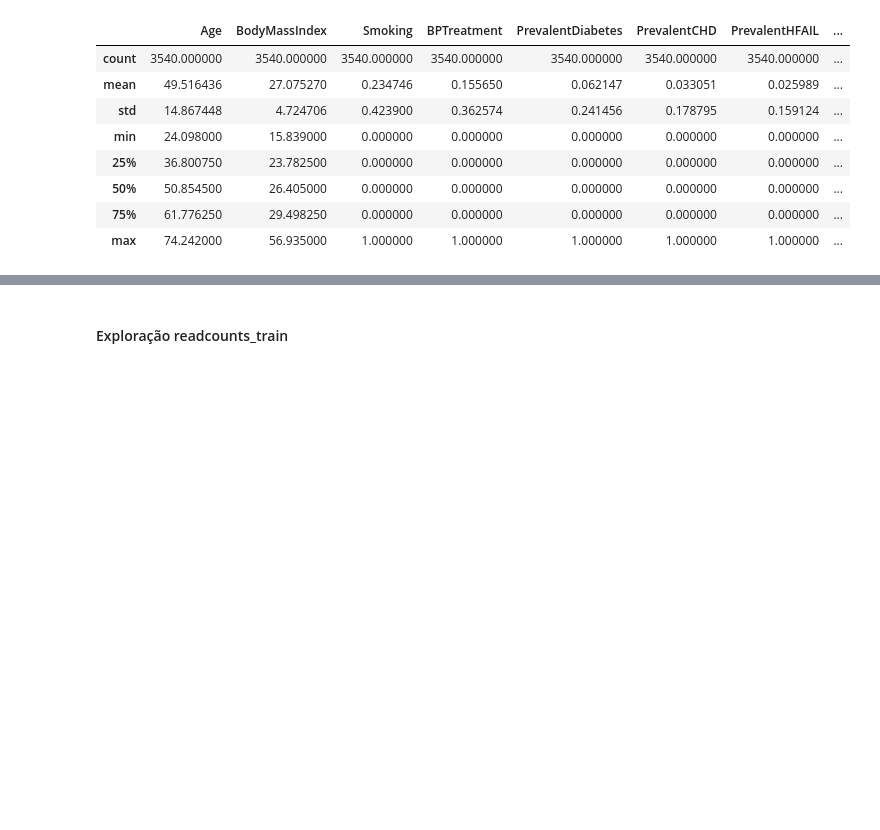
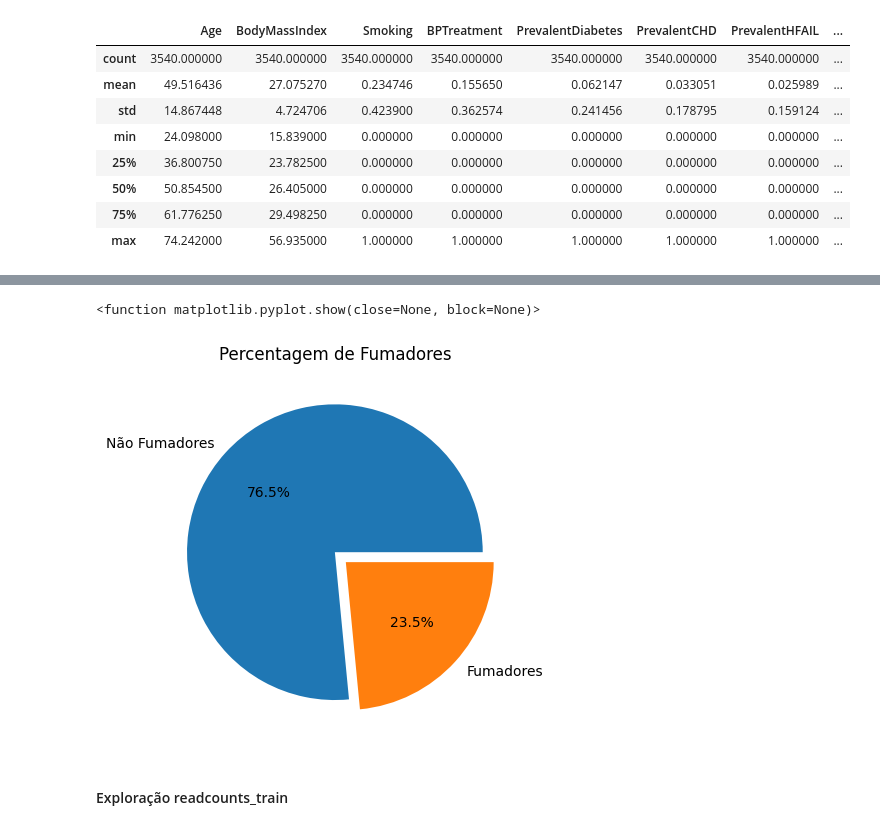
Before and after one commit to Malavita02/TrabalhoSIB, a Jupyter notebook: trabalho_inicial.ipynb, the cells around one changed output, grey strips where cells are left out. Cells and saved outputs as stored; diff of their text form; code cells hidden in the pictures; blank space fills up the shorter version.

```diff
--- a/trabalho_inicial.ipynb
+++ b/trabalho_inicial.ipynb
@@ -70,3 +97,10 @@ pheno_train_nonaa.describe()
+# %%
+plt.pie(perc_smoking, labels= ["Não Fumadores", "Fumadores"], autopct= '%1.1f%%', explode= (0,0.1))
+plt.title("Percentagem de Fumadores")
+plt.show
+# %% [output]
+<function matplotlib.pyplot.show(close=None, block=None)>
+[figure, added]
 # %% [markdown]
 #### Exploração readcounts_train
 # %%
```
Also changed, not shown: parts of 4 cells of this notebook.
